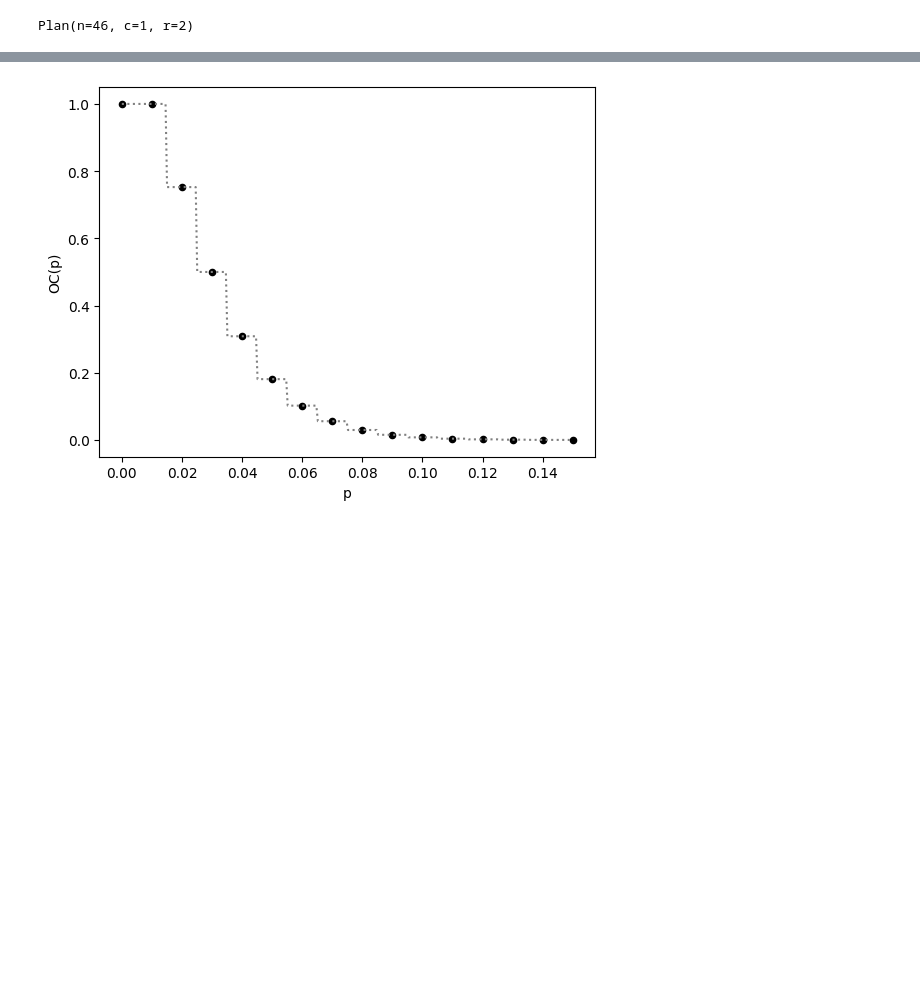
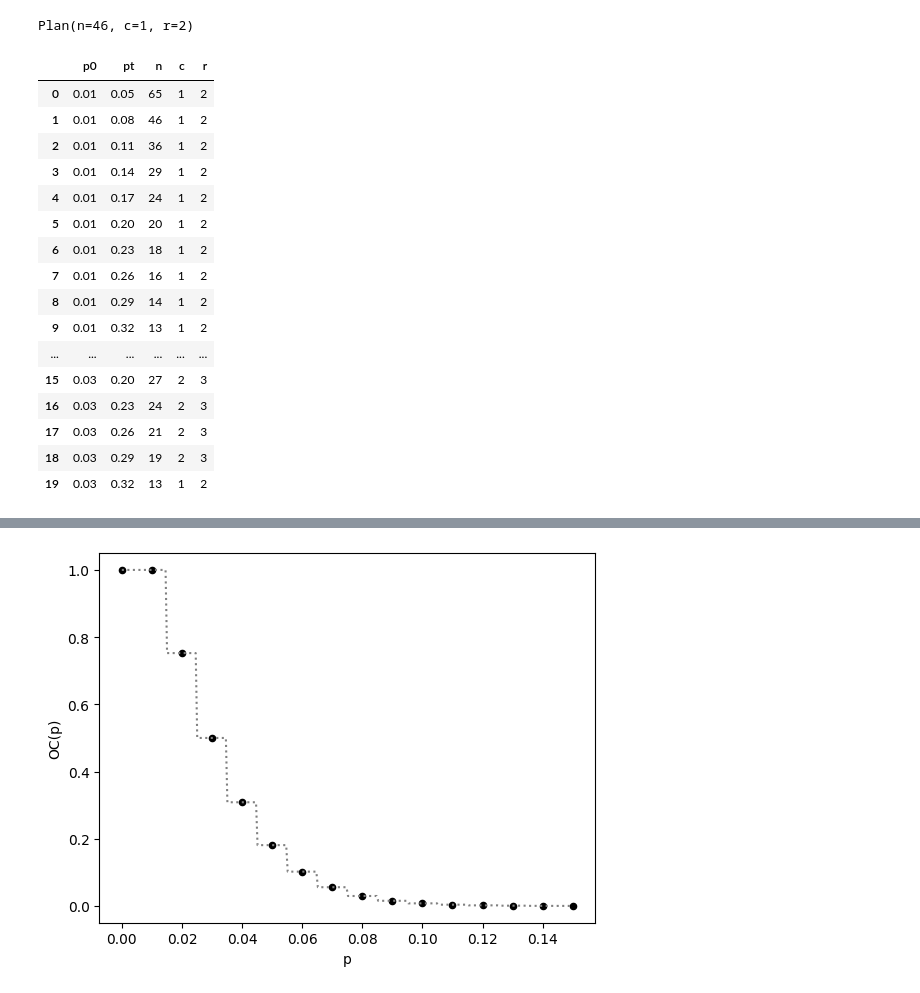
Before and after one commit to gedeck/mistat-code-solutions, a Jupyter notebook: IndustrialStatistics/notebooks/Chap011.ipynb, the cells around one changed output, grey strips where cells are left out. Cells and saved outputs as stored; diff of their text form; code cells hidden in the pictures; blank space fills up the shorter version.

```diff
--- a/IndustrialStatistics/notebooks/Chap011.ipynb
+++ b/IndustrialStatistics/notebooks/Chap011.ipynb
@@ -85,10 +85,29 @@ Plan(n=46, c=1, r=2)
 # %%
 p0 = np.array([*[0.01] * 10, *[0.03] * 10])
 pt = np.linspace(0.05, 0.32, 10)
 pt = np.array([*pt, *pt])
 
 result = []
 for p0i, pti in zip(p0, pt):
     result.append([p0i, pti, *findPlan(PRP=(p0i, 0.95), CRP=(pti, 0.05),
                    oc_type="hypergeom", N=100)])
 result = pd.DataFrame(result, columns=['p0', 'pt', 'n', 'c', 'r'])
+result
+# %% [output]
+|  | p0 | pt | n | c | r |
+| 0 | 0.01 | 0.05 | 65 | 1 | 2 |
+| 1 | 0.01 | 0.08 | 46 | 1 | 2 |
+| 2 | 0.01 | 0.11 | 36 | 1 | 2 |
+| 3 | 0.01 | 0.14 | 29 | 1 | 2 |
+| 4 | 0.01 | 0.17 | 24 | 1 | 2 |
+| 5 | 0.01 | 0.20 | 20 | 1 | 2 |
+| 6 | 0.01 | 0.23 | 18 | 1 | 2 |
+| 7 | 0.01 | 0.26 | 16 | 1 | 2 |
+| 8 | 0.01 | 0.29 | 14 | 1 | 2 |
+| 9 | 0.01 | 0.32 | 13 | 1 | 2 |
+| ... | ... | ... | ... | ... | ... |
+| 15 | 0.03 | 0.20 | 27 | 2 | 3 |
+| 16 | 0.03 | 0.23 | 24 | 2 | 3 |
+| 17 | 0.03 | 0.26 | 21 | 2 | 3 |
+| 18 | 0.03 | 0.29 | 19 | 2 | 3 |
+| 19 | 0.03 | 0.32 | 13 | 1 | 2 |
```
Also changed, not shown: parts of 9 cells of this notebook, 57 other files.
